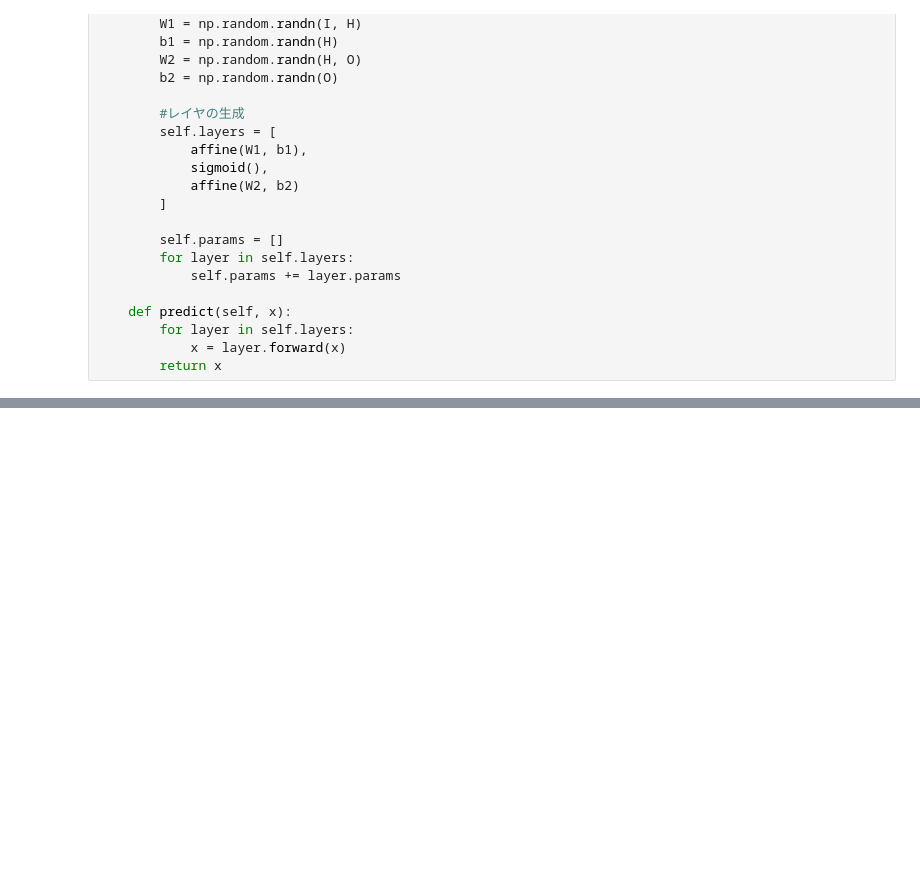
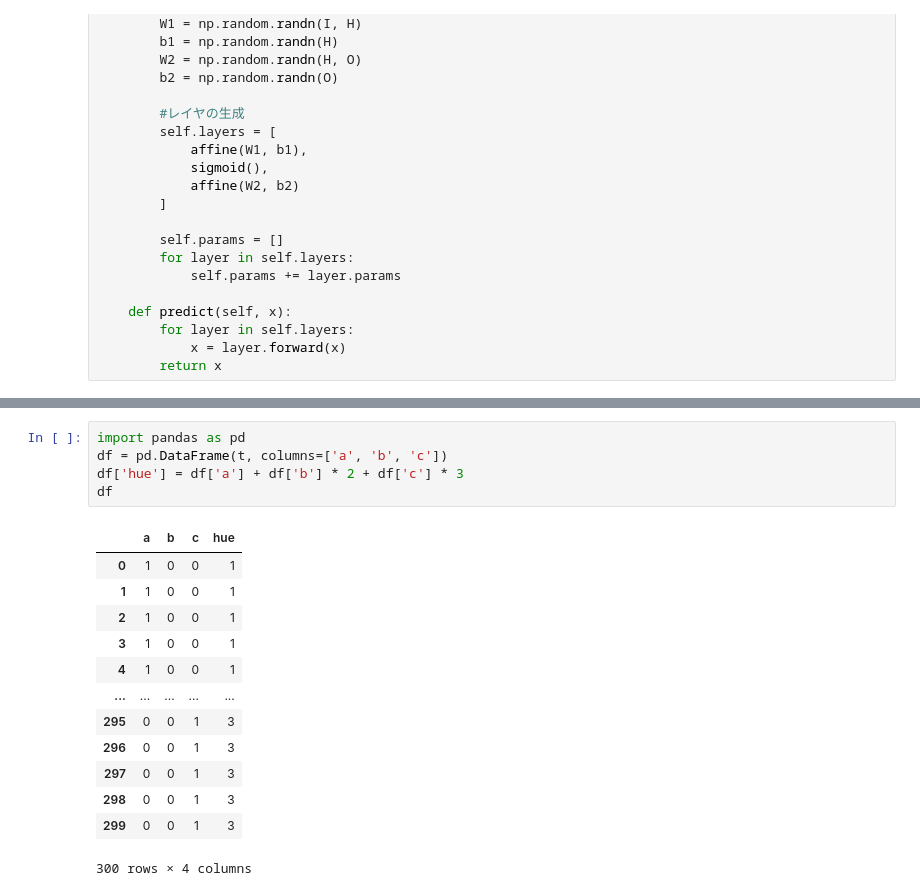
Before and after one commit to k-ohnuma/zero-tsuku-2, a Jupyter notebook: section1.ipynb, the cells around one changed output, grey strips where cells are left out. Cells and saved outputs as stored; diff of their text form; blank space fills up the shorter version.

```diff
--- a/section1.ipynb
+++ b/section1.ipynb
@@ -149,0 +321,19 @@ array([[-0.88672255,  0.38092832, -1.6032961 ],
+# %%
+import pandas as pd
+df = pd.DataFrame(t, columns=['a', 'b', 'c'])
+df['hue'] = df['a'] + df['b'] * 2 + df['c'] * 3
+df
+# %% [output]
+|  | a | b | c | hue |
+| 0 | 1 | 0 | 0 | 1 |
+| 1 | 1 | 0 | 0 | 1 |
+| 2 | 1 | 0 | 0 | 1 |
+| 3 | 1 | 0 | 0 | 1 |
+| 4 | 1 | 0 | 0 | 1 |
+| ... | ... | ... | ... | ... |
+| 295 | 0 | 0 | 1 | 3 |
+| 296 | 0 | 0 | 1 | 3 |
+| 297 | 0 | 0 | 1 | 3 |
+| 298 | 0 | 0 | 1 | 3 |
+| 299 | 0 | 0 | 1 | 3 |
+300 rows × 4 columns
```
Also changed, not shown: parts of 13 cells of this notebook, 1 other file.
